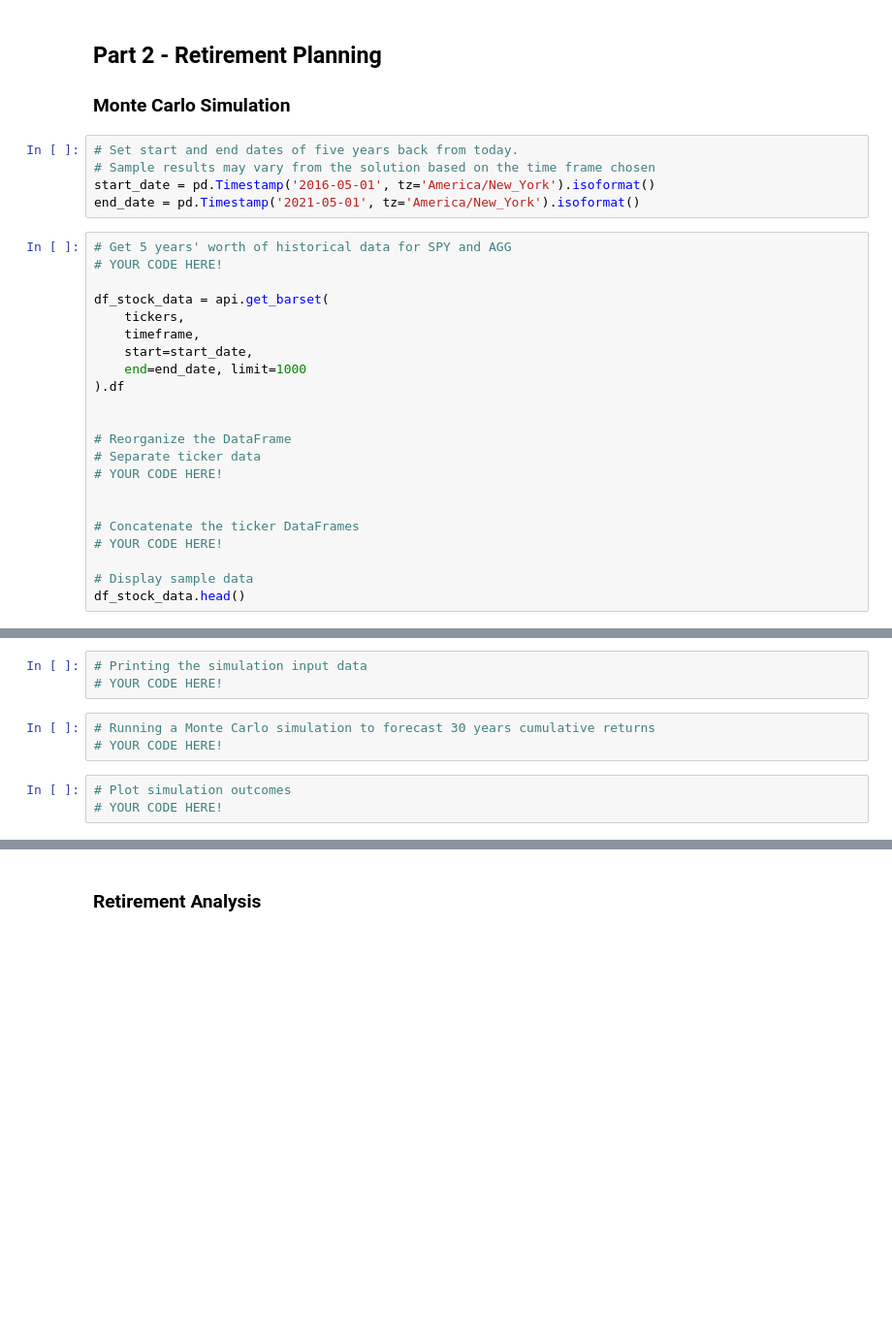
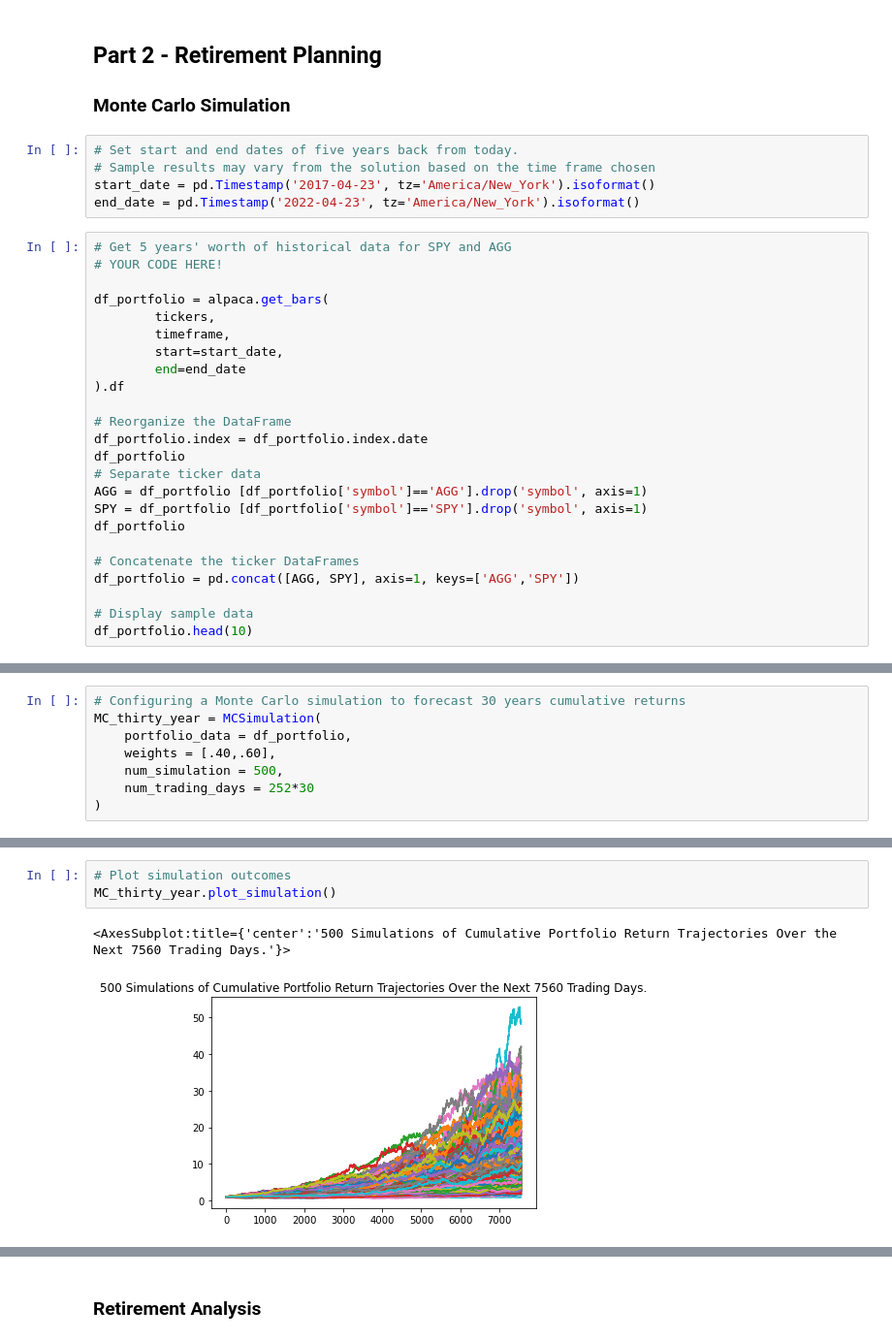
Before and after one commit to JamelBoyer/J_Boyer_Bootcamp, a Jupyter notebook: 02-Homework/05-APIs/Instructions/Starter_Code/financial-planner.ipynb, the cells around one changed output, grey strips where cells are left out. Shown at 97% size. Drawn from its saved outputs; the diff is of its cells as text; blank space fills up the shorter version.

```diff
--- a/02-Homework/05-APIs/Instructions/Starter_Code/financial-planner.ipynb
+++ b/02-Homework/05-APIs/Instructions/Starter_Code/financial-planner.ipynb
@@ -240,27 +239,29 @@ you have emergency money
 # %%
 # Set start and end dates of five years back from today.
 # Sample results may vary from the solution based on the time frame chosen
-start_date = pd.Timestamp('2016-05-01', tz='America/New_York').isoformat()
-end_date = pd.Timestamp('2021-05-01', tz='America/New_York').isoformat()
+start_date = pd.Timestamp('2017-04-23', tz='America/New_York').isoformat()
+end_date = pd.Timestamp('2022-04-23', tz='America/New_York').isoformat()
 # %%
 # Get 5 years' worth of historical data for SPY and AGG
 # YOUR CODE HERE!
 
-df_stock_data = api.get_barset(
-    tickers,
-    timeframe,
-    start=start_date,
-    end=end_date, limit=1000
+df_portfolio = alpaca.get_bars(
+        tickers,
+        timeframe,
+        start=start_date,
+        end=end_date
 ).df
 
-
 # Reorganize the DataFrame
+df_portfolio.index = df_portfolio.index.date
+df_portfolio
 # Separate ticker data
-# YOUR CODE HERE!
-
+AGG = df_portfolio [df_portfolio['symbol']=='AGG'].drop('symbol', axis=1)
+SPY = df_portfolio [df_portfolio['symbol']=='SPY'].drop('symbol', axis=1)
+df_portfolio
 
 # Concatenate the ticker DataFrames
-# YOUR CODE HERE!
+df_portfolio = pd.concat([AGG, SPY], axis=1, keys=['AGG','SPY'])
 
 # Display sample data
-df_stock_data.head()
+df_portfolio.head(10)
@@ -266,0 +283,8 @@ df_stock_data.head()
+# %%
+# Configuring a Monte Carlo simulation to forecast 30 years cumulative returns
+MC_thirty_year = MCSimulation(
+    portfolio_data = df_portfolio,
+    weights = [.40,.60],
+    num_simulation = 500,
+    num_trading_days = 252*30
+)
@@ -270,11 +358,8 @@ df_stock_data.head()
-# %%
-# Printing the simulation input data
-# YOUR CODE HERE!
-# %%
-# Running a Monte Carlo simulation to forecast 30 years cumulative returns
-# YOUR CODE HERE!
 # %%
 # Plot simulation outcomes
-# YOUR CODE HERE!
+MC_thirty_year.plot_simulation()
+# %% [output]
+<AxesSubplot:title={'center':'500 Simulations of Cumulative Portfolio Return Trajectories Over the Next 7560 Trading Days.'}>
+[figure, added]
 # %%
 # Plot probability distribution and confidence intervals
```
Also changed, not shown: parts of 17 cells of this notebook.
